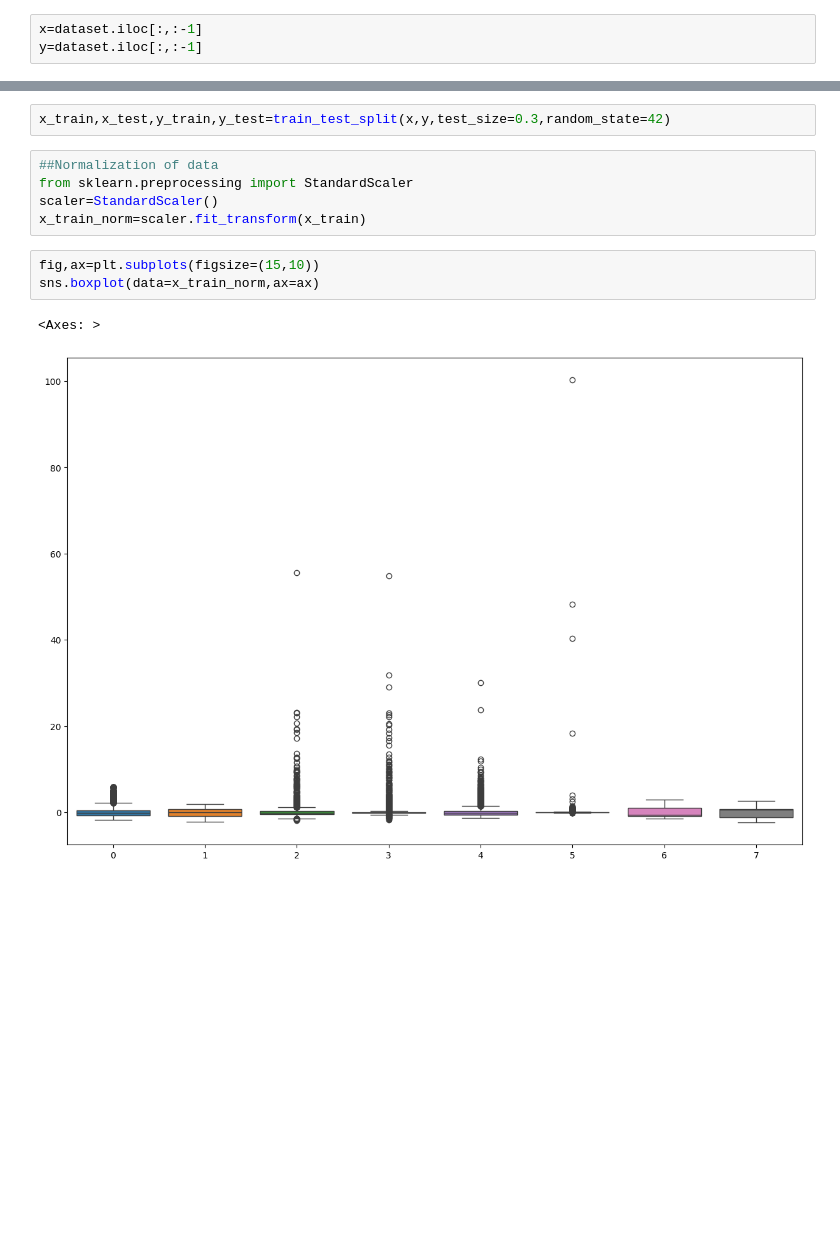
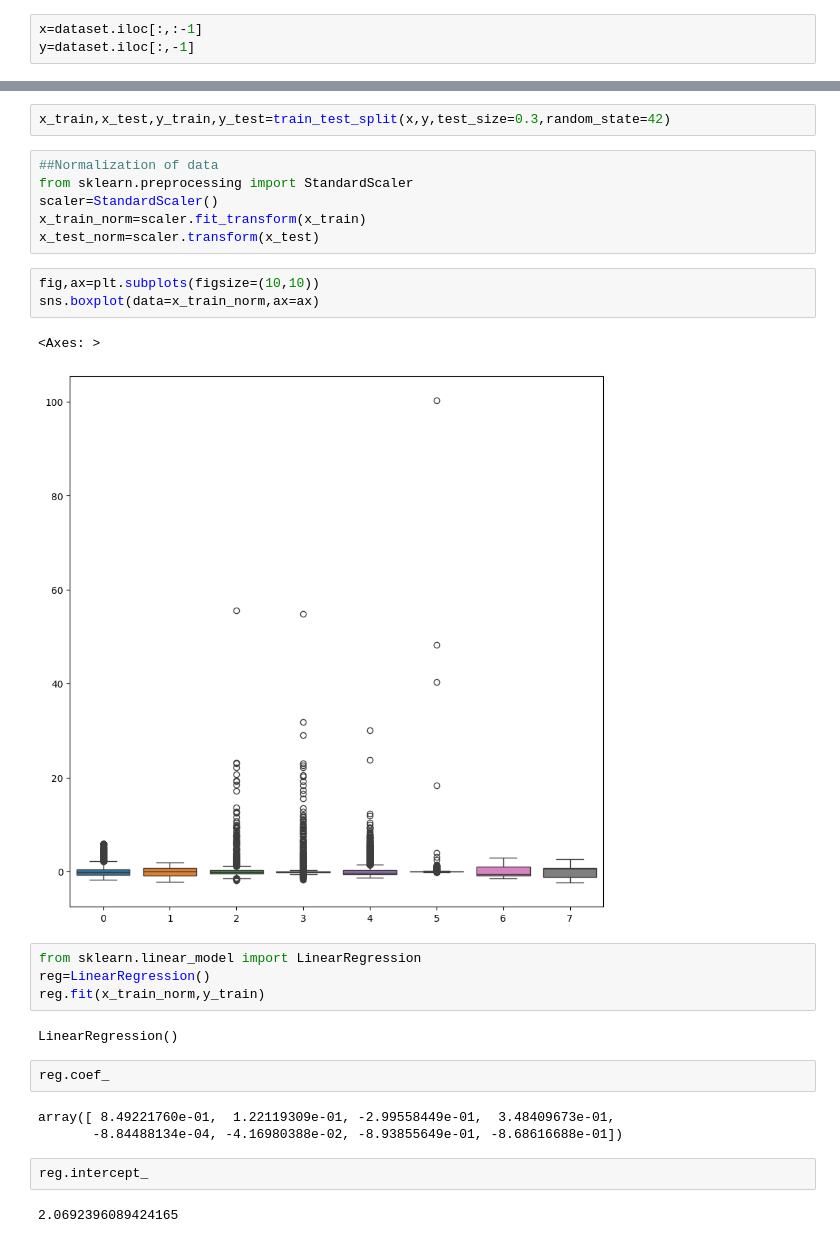
Before and after one commit to tanuj-14/ml, a Jupyter notebook: LinearReg.ipynb, the cells around one changed output, grey strips where cells are left out. Saved outputs shown, nothing was run; the diff lists cells and outputs as text; blank space fills up the shorter version.

```diff
--- a/LinearReg.ipynb
+++ b/LinearReg.ipynb
@@ -170,4 +142,4 @@ sns.boxplot(data=dataset,ax=ax)
 Splitting into independent and dependent variables
 # %%
 x=dataset.iloc[:,:-1]
-y=dataset.iloc[:,:-1]
+y=dataset.iloc[:,-1]
@@ -182,9 +185,25 @@ x_train,x_test,y_train,y_test=train_test_split(x,y,test_size=0.3,random_state=42
 from sklearn.preprocessing import StandardScaler
 scaler=StandardScaler()
 x_train_norm=scaler.fit_transform(x_train)
+x_test_norm=scaler.transform(x_test)
 # %%
-fig,ax=plt.subplots(figsize=(15,10))
+fig,ax=plt.subplots(figsize=(10,10))
 sns.boxplot(data=x_train_norm,ax=ax)
 # %% [output]
 <Axes: >
-[figure, old version]
+[figure, new version]
+# %%
+from sklearn.linear_model import LinearRegression
+reg=LinearRegression()
+reg.fit(x_train_norm,y_train)
+# %% [output]
+LinearRegression()
+# %%
+reg.coef_
+# %% [output]
+array([ 8.49221760e-01,  1.22119309e-01, -2.99558449e-01,  3.48409673e-01,
+       -8.84488134e-04, -4.16980388e-02, -8.93855649e-01, -8.68616688e-01])
+# %%
+reg.intercept_
+# %% [output]
+2.0692396089424165
```
Also changed, not shown: parts of 19 cells of this notebook.
